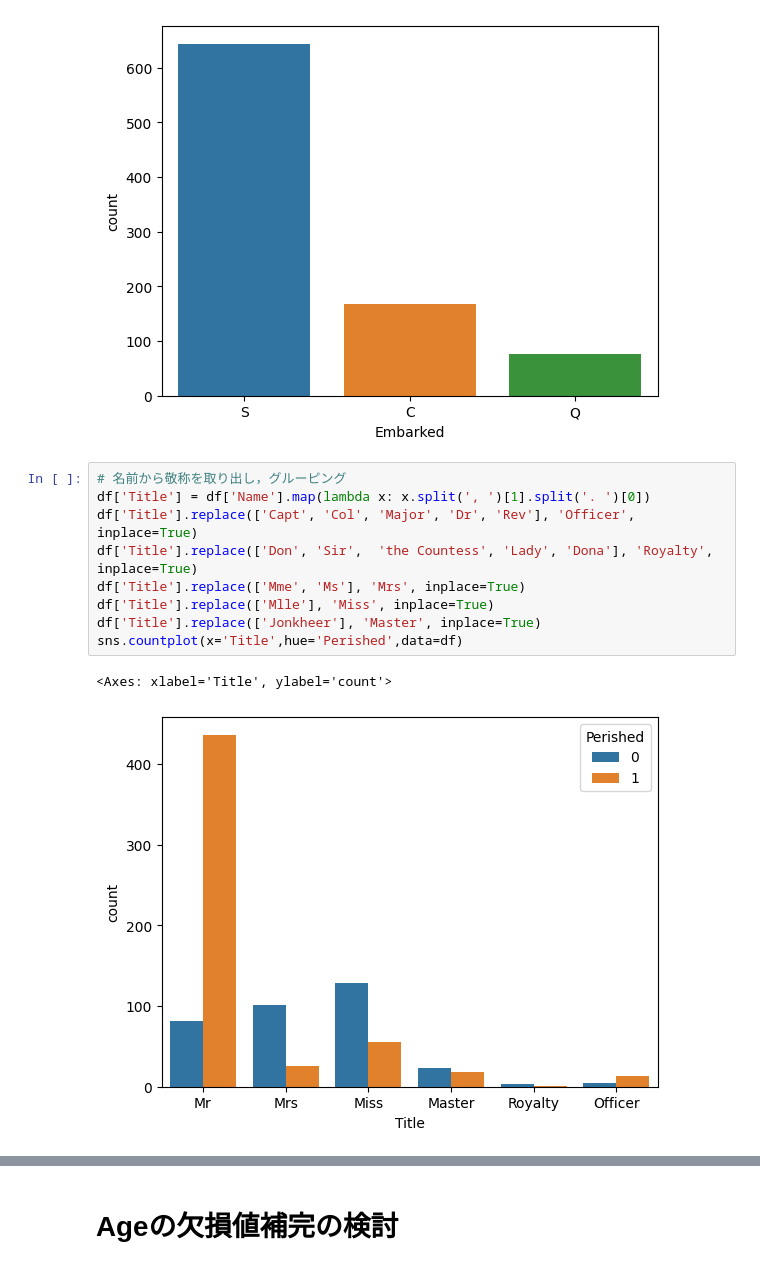
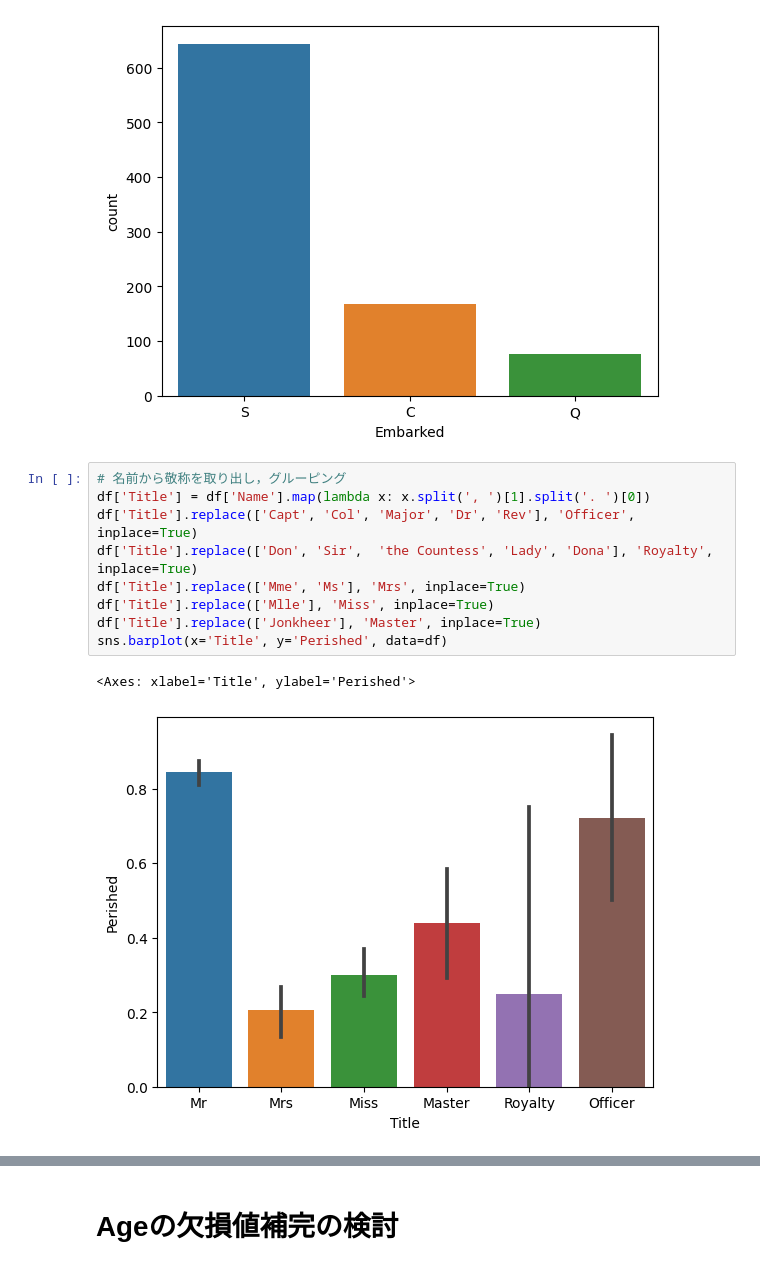
Before and after one commit to maki8maki/GCI2023Winter, a Jupyter notebook: competition1.ipynb, the cells around one changed output, grey strips where cells are left out. Cells and saved outputs as stored; diff of their text form.

```diff
--- a/competition1.ipynb
+++ b/competition1.ipynb
@@ -105,12 +105,12 @@ sns.countplot(x='Embarked',data=df)
 # %%
 # 名前から敬称を取り出し，グルーピング
 df['Title'] = df['Name'].map(lambda x: x.split(', ')[1].split('. ')[0])
 df['Title'].replace(['Capt', 'Col', 'Major', 'Dr', 'Rev'], 'Officer', inplace=True)
 df['Title'].replace(['Don', 'Sir',  'the Countess', 'Lady', 'Dona'], 'Royalty', inplace=True)
 df['Title'].replace(['Mme', 'Ms'], 'Mrs', inplace=True)
 df['Title'].replace(['Mlle'], 'Miss', inplace=True)
 df['Title'].replace(['Jonkheer'], 'Master', inplace=True)
-sns.countplot(x='Title',hue='Perished',data=df)
+sns.barplot(x='Title', y='Perished', data=df)
 # %% [output]
-<Axes: xlabel='Title', ylabel='count'>
+<Axes: xlabel='Title', ylabel='Perished'>
-[figure, old version]
+[figure, new version]
```
Also changed, not shown: parts of 13 cells of this notebook.
